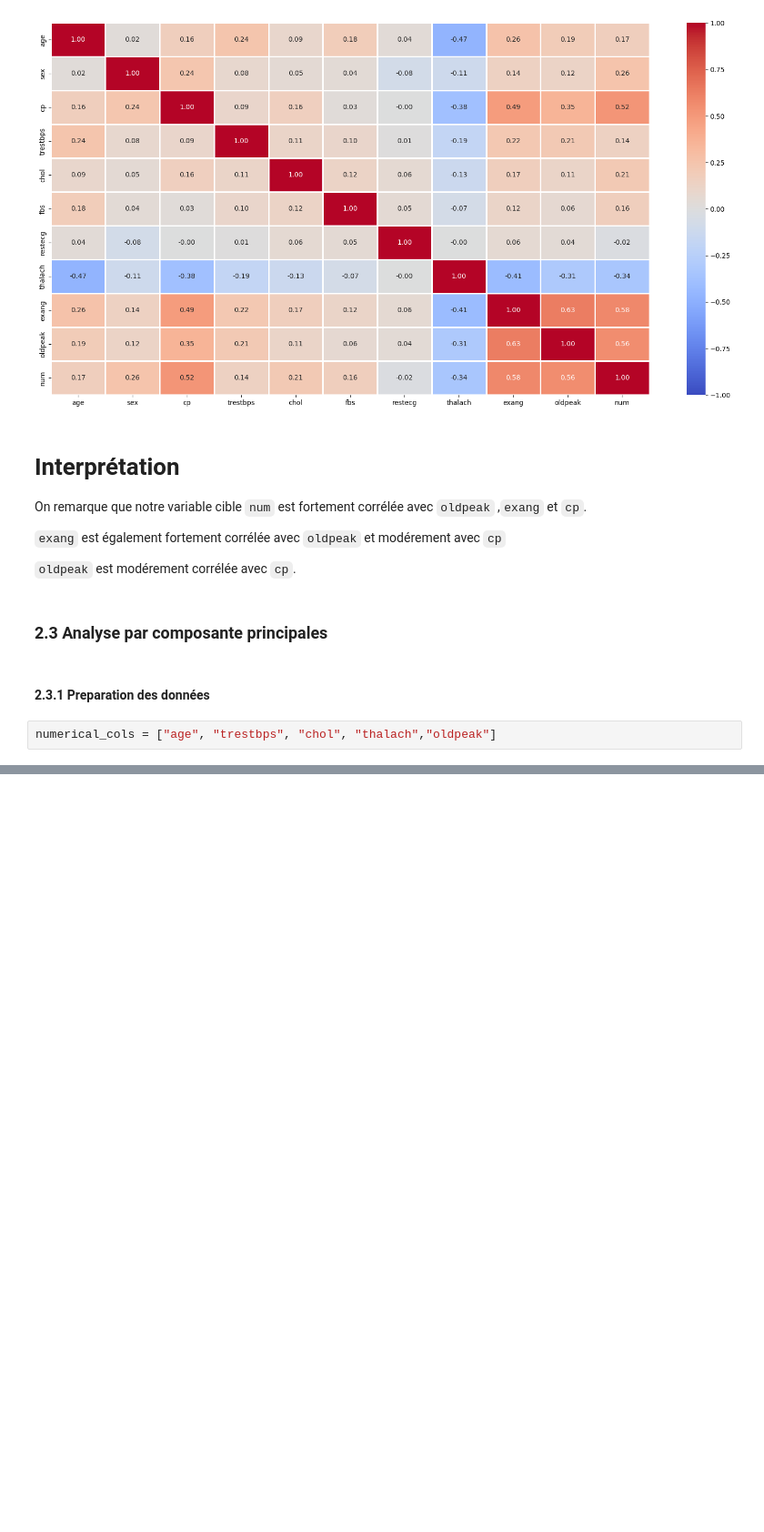
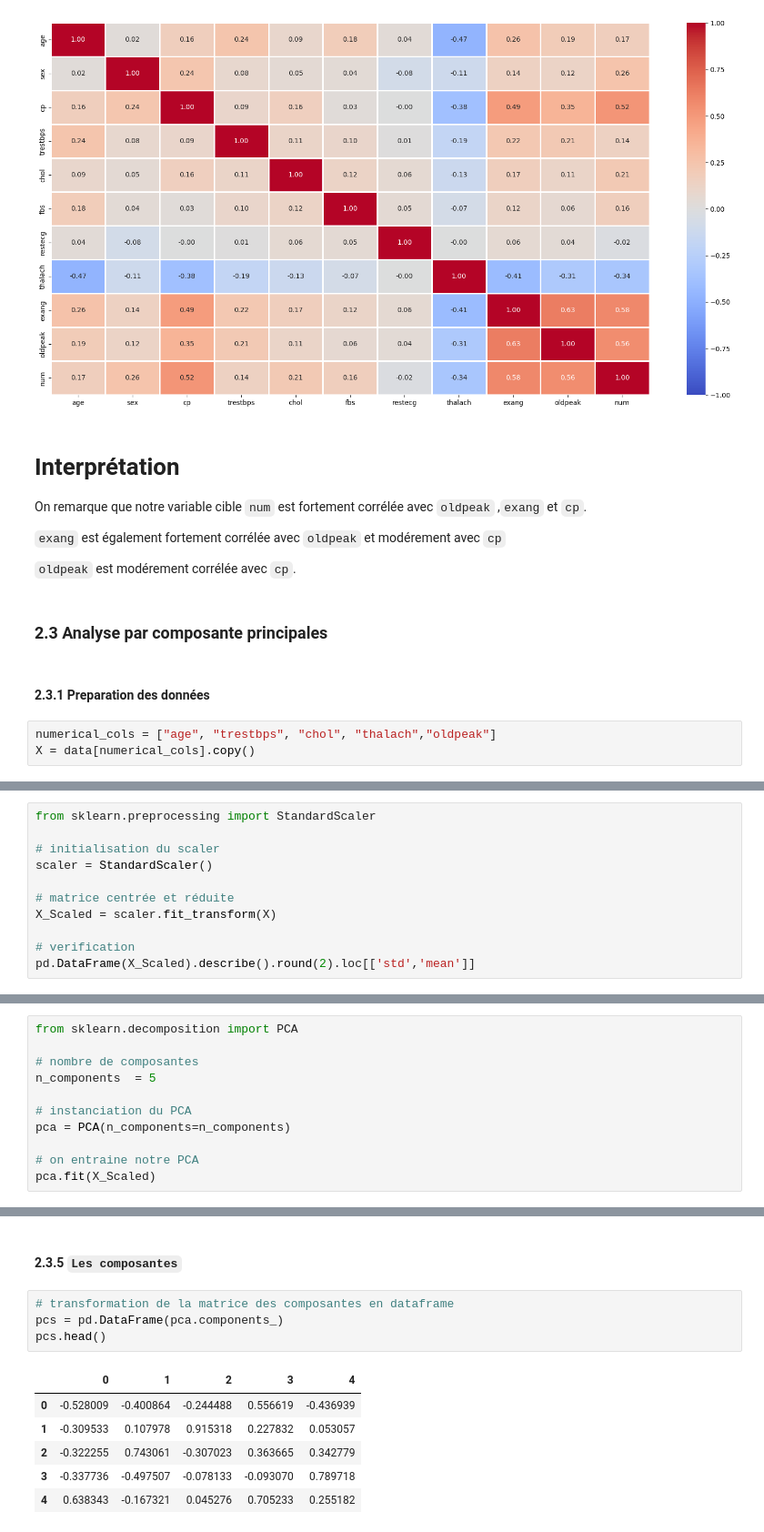
Before and after one commit to Harlequelrah/heart_attack_prediction, a Jupyter notebook: project/notebooks/analysis.ipynb, the cells around one changed output, grey strips where cells are left out. Shown at 91% size. Cells and saved outputs as stored; diff of their text form; blank space fills up the shorter version.

```diff
--- a/project/notebooks/analysis.ipynb
+++ b/project/notebooks/analysis.ipynb
@@ -344,3 +344,4 @@ On remarque que notre variable cible `num` est fortement corrélée avec `oldpea
 #### **2.3.1** Preparation des données
 # %%
 numerical_cols = ["age", "trestbps", "chol", "thalach","oldpeak"]
+X = data[numerical_cols].copy()
@@ -346,0 +351,11 @@ numerical_cols = ["age", "trestbps", "chol", "thalach","oldpeak"]
+# %%
+from sklearn.preprocessing import StandardScaler
+
+# initialisation du scaler
+scaler = StandardScaler()
+
+# matrice centrée et réduite
+X_Scaled = scaler.fit_transform(X)
+
+# verification
+pd.DataFrame(X_Scaled).describe().round(2).loc[['std','mean']]
@@ -346,0 +368,11 @@ numerical_cols = ["age", "trestbps", "chol", "thalach","oldpeak"]
+# %%
+from sklearn.decomposition import PCA
+
+# nombre de composantes
+n_components  = 5
+
+# instanciation du PCA
+pca = PCA(n_components=n_components)
+
+# on entraine notre PCA
+pca.fit(X_Scaled)
@@ -346,0 +428,13 @@ numerical_cols = ["age", "trestbps", "chol", "thalach","oldpeak"]
+# %% [markdown]
+#### **2.3.5** `Les composantes`
+# %%
+# transformation de la matrice des composantes en dataframe
+pcs = pd.DataFrame(pca.components_)
+pcs.head()
+# %% [output]
+|  | 0 | 1 | 2 | 3 | 4 |
+| 0 | -0.528009 | -0.400864 | -0.244488 | 0.556619 | -0.436939 |
+| 1 | -0.309533 | 0.107978 | 0.915318 | 0.227832 | 0.053057 |
+| 2 | -0.322255 | 0.743061 | -0.307023 | 0.363665 | 0.342779 |
+| 3 | -0.337736 | -0.497507 | -0.078133 | -0.093070 | 0.789718 |
+| 4 | 0.638343 | -0.167321 | 0.045276 | 0.705233 | 0.255182 |
```
Also changed, not shown: parts of 14 cells of this notebook.
